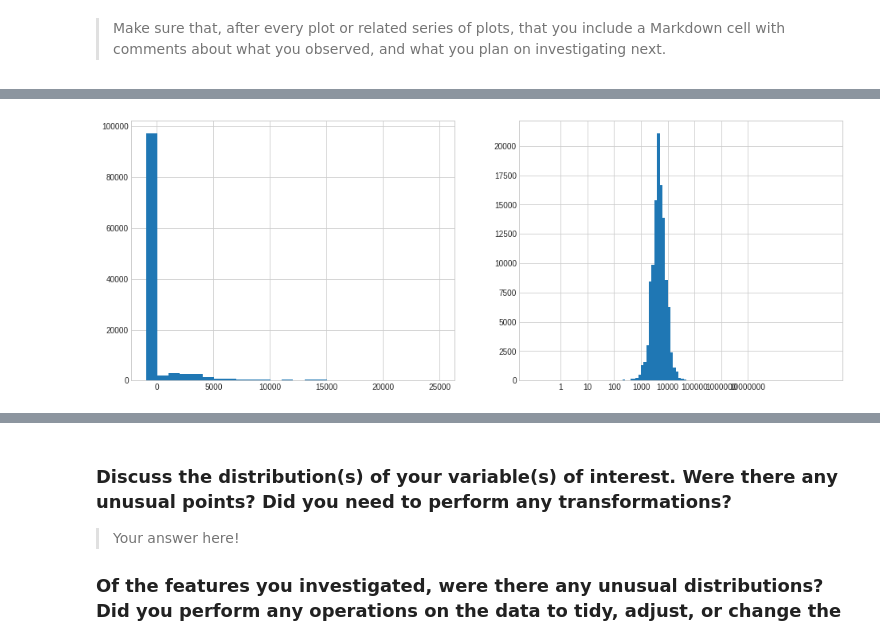
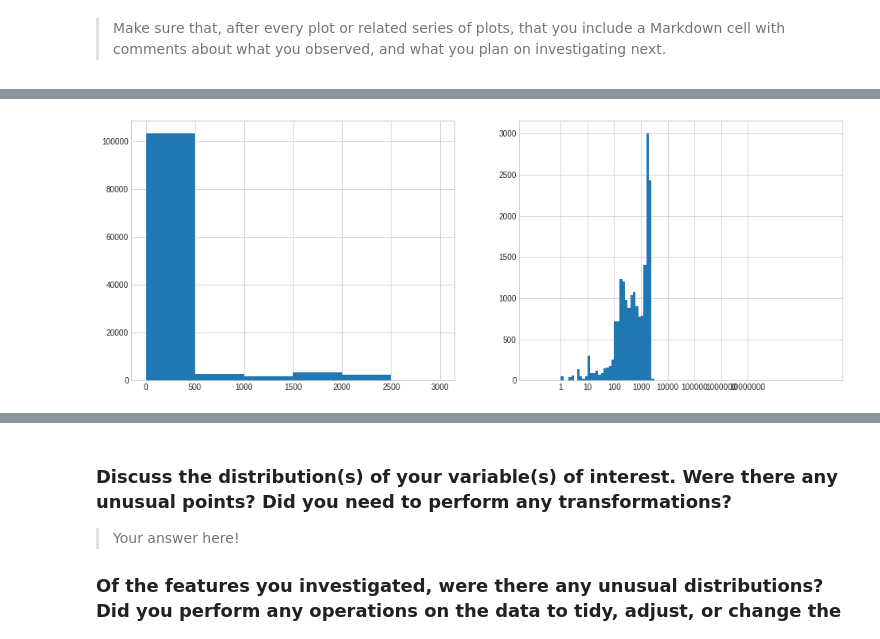
Before and after one commit to bthodla/danano, a Jupyter notebook: exploration_template.ipynb, the cells around one changed output, grey strips where cells are left out. Drawn from its saved outputs; the diff is of its cells as text; code cells hidden in the pictures.

```diff
--- a/exploration_template.ipynb
+++ b/exploration_template.ipynb
@@ -53,29 +49,27 @@ pld_full_df = pld_full_df.rename(columns = {'ProsperRating (numeric)': 'ProsperR
 # We will then pick a subset of columns for analysis and exclude the rest by creating a new dataframe
 sel_columns = [
     'ListingKey',
-    'LoanStatus',
-    'ProsperRatingStr',
-    'ListingCategory',
     'BorrowerState',
-    'CreditGrade',
-    'ProsperScore',
     'IncomeRange',
-    'BorrowerRate',
     'AmountDelinquent',
-    'StatedMonthlyIncome',
     'LoanOriginalAmount',
-    'LoanOriginationDate',
     'LP_NetPrincipalLoss',
-    'Term',
     'CurrentDelinquencies',
-    'LoanCurrentDaysDelinquent'
+    'LoanCurrentDaysDelinquent',
+    'LoanOriginationDate'
 ]
 
 
 pld_df = pld_full_df[sel_columns]
 
+pld_df['LoanOriginationDate'] = pd.to_datetime(pld_df['LoanOriginationDate'])
+pld_df['LoanOriginationYear'] = pld_df['LoanOriginationDate'].map(lambda x: x.year)
+
+# Combine the CreditGrade and ProsperRatingStr columns into a new column
+pld_df['CombCreditRating'] = pld_full_df['CreditGrade'].fillna(pld_full_df['ProsperRatingStr'])
+
 # Map Listing Category numbers to strings as per definitions provided
-pld_df['ListingCategoryStr'] = pld_df['ListingCategory'].map({
+pld_df['ListingCategoryStr'] = pld_full_df['ListingCategory'].map({
         0: 'Not Available',
         1: 'Debt Consolidation',
         2: 'Home Improvement',
@@ -97,9 +91,6 @@ pld_df['ListingCategoryStr'] = pld_df['ListingCategory'].map({
         18: 'Taxes',
         19: 'Vacation',
         20: 'Wedding Loans'})
-
-# Combine the CreditGrade and ProsperRatingStr columns into a new column
-pld_df['CombCreditRating'] = pld_df['CreditGrade'].fillna(pld_df['ProsperRatingStr'])
 
 # Map BorrowerStates to Regions
 pld_df['Region'] = pld_df['BorrowerState'].map({
@@ -157,7 +148,7 @@ pld_df['Region'] = pld_df['BorrowerState'].map({
 })
 
 # Modify Loan Statuses by mapping the different Past Due statuses into one
-pld_df['LoanStatusMod'] = pld_df['LoanStatus'].map({
+pld_df['LoanStatus'] = pld_full_df['LoanStatus'].map({
     'Cancelled': 'Cancelled',
     'Chargedoff': 'Chargedoff',
     'Completed': 'Completed',
@@ -173,12 +164,14 @@ pld_df['LoanStatusMod'] = pld_df['LoanStatus'].map({
 })
 
 # Set the order of Nominal and Ordinal Variables
-loan_status_order = pld_df['LoanStatusMod'].value_counts().index
+loan_status_order = pld_df['LoanStatus'].value_counts().index
 listing_category_order = pld_df['ListingCategoryStr'].value_counts().index
 borrower_state_order = pld_df['BorrowerState'].value_counts().index
-prosper_rating_order = ['HR', 'E', 'D', 'C', 'B', 'A', 'AA']
-credit_grade_order = ['NC', 'HR', 'E', 'D', 'C', 'B', 'A', 'AA']
+comb_credit_rating_order = ['NC', 'HR', 'E', 'D', 'C', 'B', 'A', 'AA']
 income_range_order = ['$0', '$1-24,999', '$25,000-49,999', '$50,000-74,999', '$75,000-99,999', '$100,000+', 'Not displayed', 'Not employed']
+
+# Create separate dataframes for aggregate groupings
+pld_df_ir = pld_df.groupby('IncomeRange').sum()[['LoanOriginalAmount', 'AmountDelinquent', 'LP_NetPrincipalLoss']].reset_index()
 # %% [output]
 A value is trying to be set on a copy of a slice from a DataFrame.
 Try using .loc[row_indexer,col_indexer] = value instead
@@ -497,20 +469,20 @@ plt.hist(data = pld_df, x = 'LoanOriginalAmount', bins = bins);
 # %%
-# Plotting LP_NetPrincipalLoss
+# Plotting LoanCurrentDaysDelinquent
 
 plt.figure(figsize=(16,6))
 # left histogram: data plotted in natural units
 plt.subplot(1, 2, 1)
-bins = np.arange(pld_df['LP_NetPrincipalLoss'].min(), pld_df['LP_NetPrincipalLoss'].max() + 1000, 1000)
-plt.hist(data = pld_df, x = 'LP_NetPrincipalLoss', bins = bins);
+bins = np.arange(pld_df['LoanCurrentDaysDelinquent'].min(), pld_df['LoanCurrentDaysDelinquent'].max() + 500, 500)
+plt.hist(data = pld_df, x = 'LoanCurrentDaysDelinquent', bins = bins);
 
 # pld_df['LP_NetPrincipalLoss'].describe()
 
 plt.subplot(1, 2, 2)
 log_bin_edges = 10 ** np.arange(-1, 10 + 0.1, 0.1)
 ticks = [1, 10, 100, 1000, 10000, 100000, 1000000, 10000000]
 labels = ['{}'.format(v) for v in ticks]
-plt.hist(data = pld_df, x = 'StatedMonthlyIncome', bins = log_bin_edges);
+plt.hist(data = pld_df, x = 'LoanCurrentDaysDelinquent', bins = log_bin_edges);
 plt.xscale('log')
 plt.xticks(ticks, labels);
 # %% [output]
-[figure, old version]
+[figure, new version]
```
Also changed, not shown: parts of 35 cells of this notebook.
